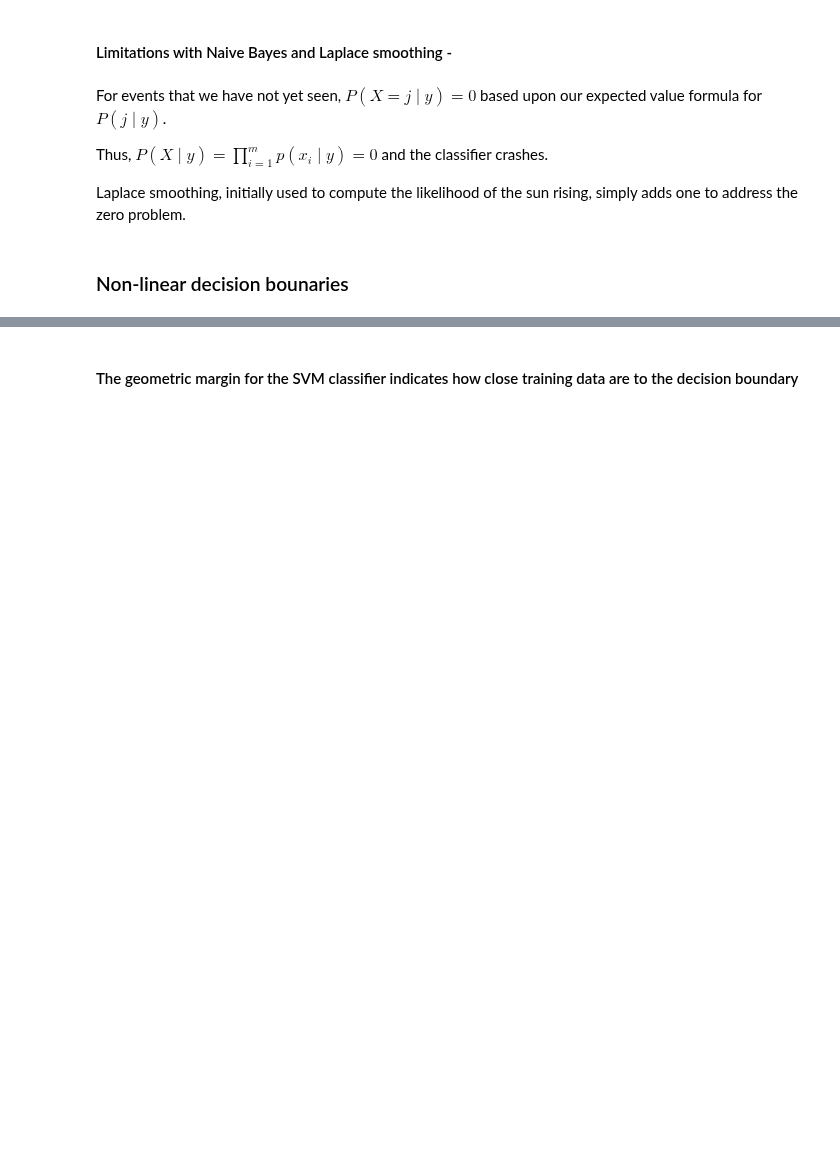
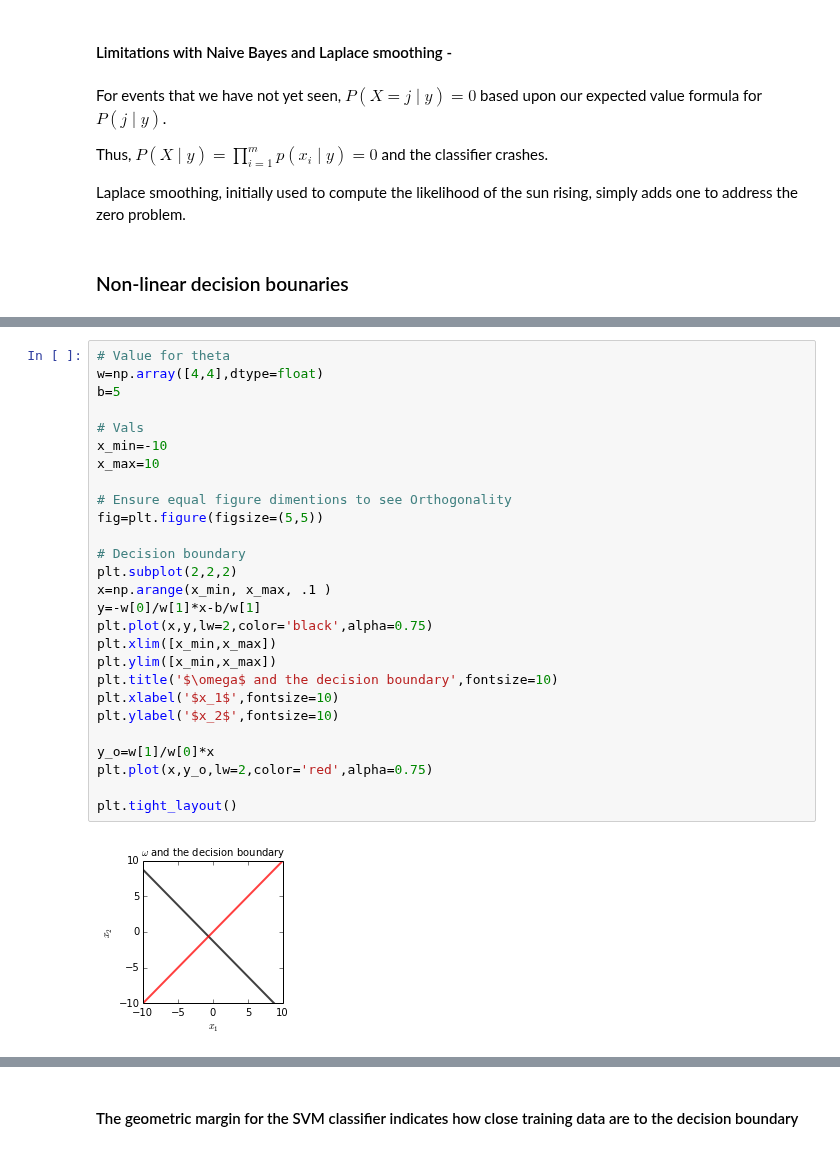
Before and after one commit to lmart999/CS229, a Jupyter notebook: CS229.ipynb, the cells around one changed output, grey strips where cells are left out. Saved outputs shown, nothing was run; the diff lists cells and outputs as text; blank space fills up the shorter version.

```diff
--- a/CS229.ipynb
+++ b/CS229.ipynb
@@ -779,0 +866,29 @@ Scaling the $w,b$ by a constant will not change the funtctional margin (assignme
+# %%
+# Value for theta
+w=np.array([4,4],dtype=float)
+b=5
+
+# Vals
+x_min=-10
+x_max=10
+
+# Ensure equal figure dimentions to see Orthogonality
+fig=plt.figure(figsize=(5,5))
+
+# Decision boundary
+plt.subplot(2,2,2)
+x=np.arange(x_min, x_max, .1 )
+y=-w[0]/w[1]*x-b/w[1]
+plt.plot(x,y,lw=2,color='black',alpha=0.75)
+plt.xlim([x_min,x_max])
+plt.ylim([x_min,x_max])
+plt.title('$\omega$ and the decision boundary',fontsize=10)
+plt.xlabel('$x_1$',fontsize=10)
+plt.ylabel('$x_2$',fontsize=10)
+
+y_o=w[1]/w[0]*x
+plt.plot(x,y_o,lw=2,color='red',alpha=0.75)
+
+plt.tight_layout()
+# %% [output]
+[figure, added]
```
Also changed, not shown: parts of 41 cells of this notebook.
